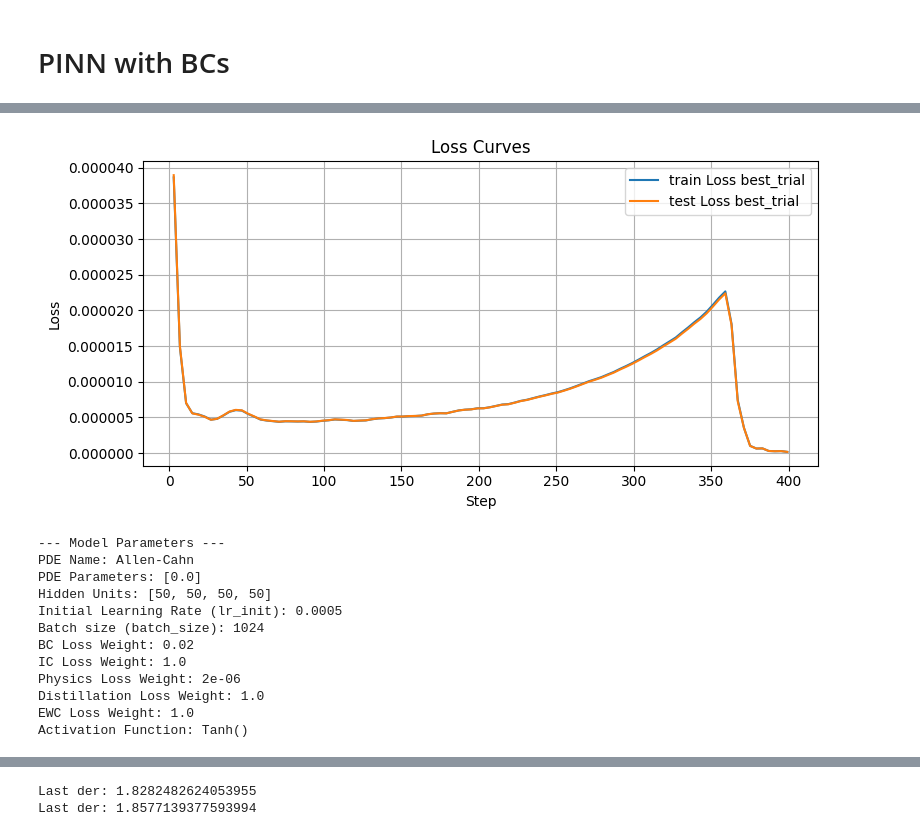
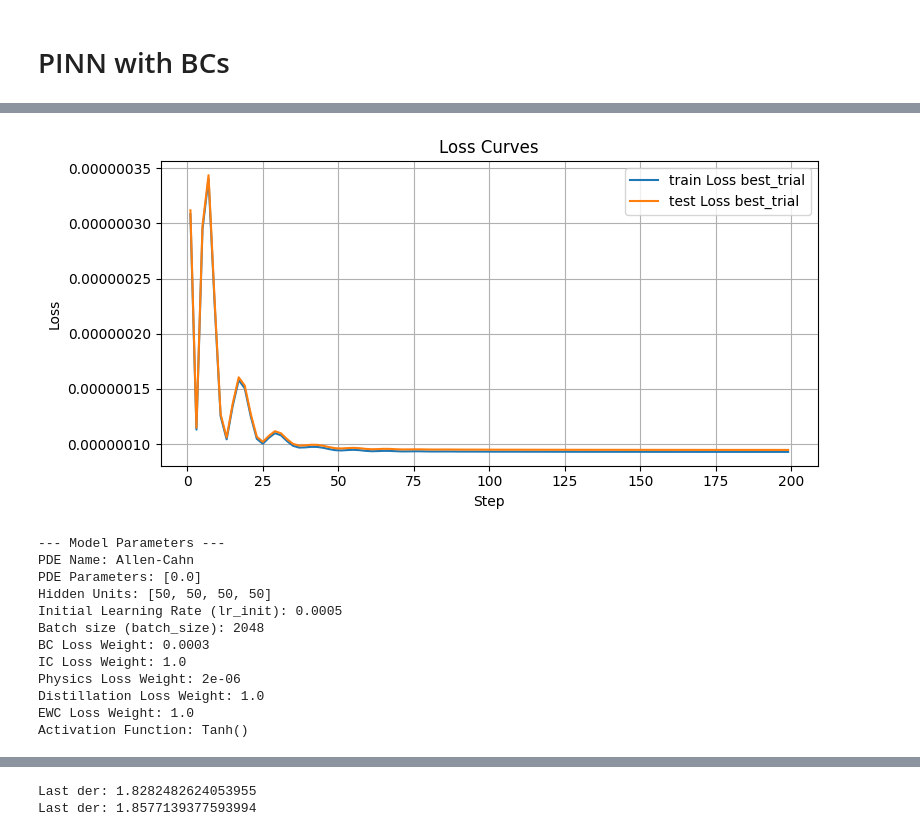
Before and after one commit to claudia181/PinnsStudy, a Jupyter notebook: step0.ipynb, the cells around one changed output, grey strips where cells are left out. Saved outputs shown, nothing was run; the diff lists cells and outputs as text; code cells hidden in the pictures.

```diff
--- a/step0.ipynb
+++ b/step0.ipynb
@@ -804,5 +804,5 @@ plot_model_stats(filepaths=filepaths, labels=labels, to_plot=["test"])
 # %%
-path = "models/step0/AllenCahnSingle0/PINNfullB2"
+path = "models/step0/AllenCahnSingle0/PINNfullB3"
 best_trial = "best_trial"
 labels = [best_trial, best_trial]
 filepaths=[os.path.join(path, best_trial) + "/train_stats.npy", os.path.join(path, best_trial) + "/test_stats.npy"]
@@ -814,11 +814,11 @@ Last test loss: 1.7562251741765067e-07
-[figure, old version]
+[figure, new version]
 --- Model Parameters ---
 PDE Name: Allen-Cahn
 PDE Parameters: [0.0]
 Hidden Units: [50, 50, 50, 50]
 Initial Learning Rate (lr_init): 0.0005
-Batch size (batch_size): 1024
-BC Loss Weight: 0.02
+Batch size (batch_size): 2048
+BC Loss Weight: 0.0003
 IC Loss Weight: 1.0
 Physics Loss Weight: 2e-06
 Distillation Loss Weight: 1.0
```
Also changed, not shown: parts of 5 cells of this notebook, 1 other file.
